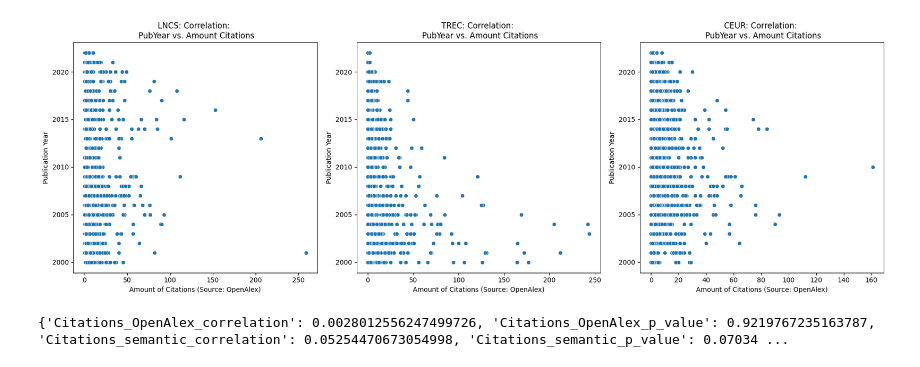
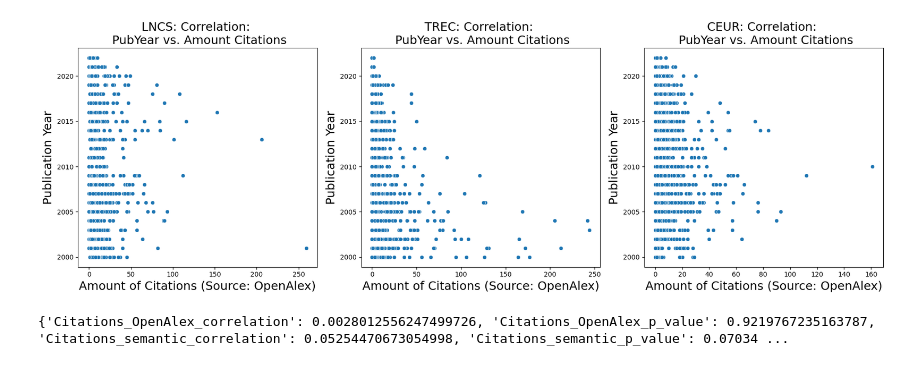
Before and after one commit to AndyKruff/MA_Scholarly_Impact_TREC_CLEF, a Jupyter notebook: code/analysis/correlation_analysis/correlation_pubyear.ipynb, the cells around one changed output. Cells and saved outputs as stored; diff of their text form; code cells hidden in the pictures.

```diff
--- a/code/analysis/correlation_analysis/correlation_pubyear.ipynb
+++ b/code/analysis/correlation_analysis/correlation_pubyear.ipynb
@@ -56,21 +56,21 @@ df_ceur['PubYear'] = pd.to_numeric(df_ceur['PubYear'], errors='coerce').astype(i
 # %%
 dataframes = [df_lncs, df_trec, df_ceur]
 
 fig, axes = plt.subplots(1, 3, figsize=(18, 6))
 
 proceedings = ["LNCS", "TREC", "CEUR"]
 
 for i, df in enumerate(dataframes):
     sns.scatterplot(y='PubYear', x='Citations_OpenAlex', data=df, ax=axes[i])
-    axes[i].set_title(f'{proceedings[i]}: Correlation: \n PubYear vs. Amount Citations')
-    axes[i].set_xlabel('Amount of Citations (Source: OpenAlex)')
-    axes[i].set_ylabel('Publication Year')
+    axes[i].set_title(f'{proceedings[i]}: Correlation: \n PubYear vs. Amount Citations', fontsize=18)
+    axes[i].set_xlabel('Amount of Citations (Source: OpenAlex)', fontsize=18)
+    axes[i].set_ylabel('Publication Year', fontsize=18)
 
 plt.tight_layout()
 plt.savefig('../../../images/correlation_pubyear_citations.png', dpi=300)  # Save the figure as a PNG file with 300 dpi
 plt.show()
 # %% [output]
-[figure, old version]
+[figure, new version]
 # %%
 import scipy.stats as stats
 import pandas as pd
```
Also changed, not shown: 1 other file.
